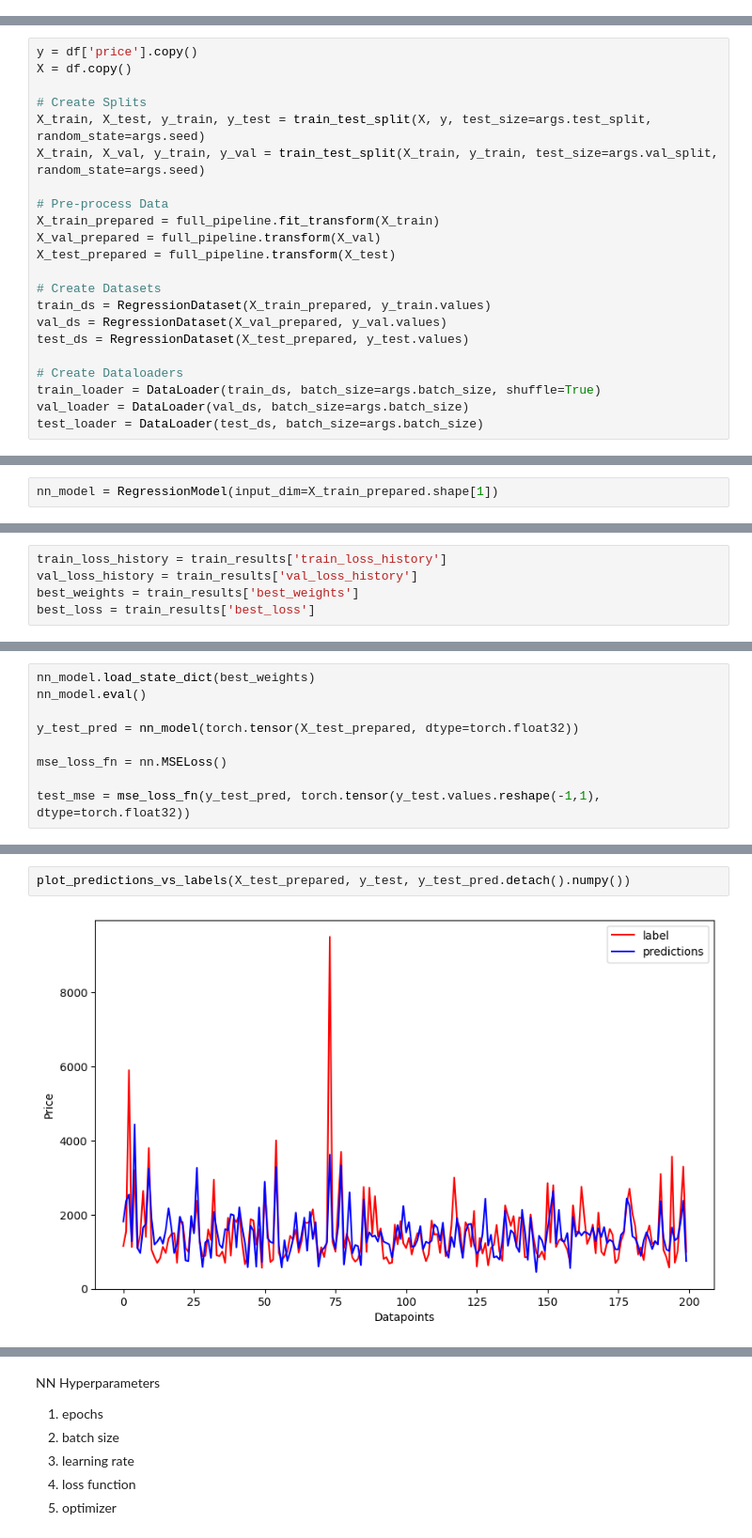
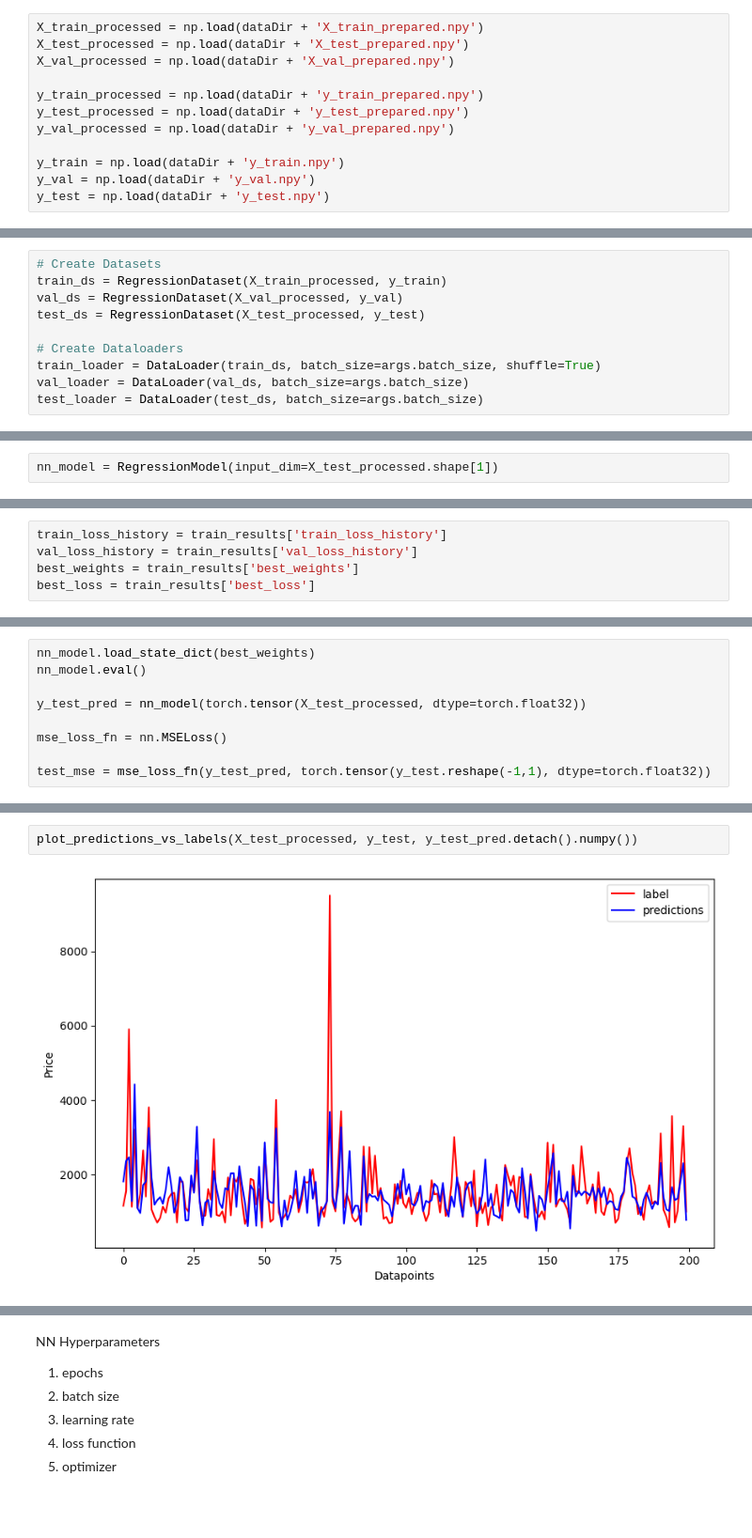
Before and after one commit to jimmyjz1127/MLPApartmentPricePrediction, a Jupyter notebook: NeuralNetwork.ipynb, the cells around one changed output, grey strips where cells are left out. Shown: that part at 94% size. Drawn from its saved outputs; the diff is of its cells as text; blank space fills up the shorter version.

Commit message:
Remove data pre-processing from neural network notebook

```diff
--- a/NeuralNetwork.ipynb
+++ b/NeuralNetwork.ipynb
@@ -341 +64,13 @@ y_test_processed = labelScaler.transform(y_test.values.reshape(-1, 1))
+# %%
+X_train_processed = np.load(dataDir + 'X_train_prepared.npy')
+X_test_processed = np.load(dataDir + 'X_test_prepared.npy')
+X_val_processed = np.load(dataDir + 'X_val_prepared.npy')
+
+y_train_processed = np.load(dataDir + 'y_train_prepared.npy')
+y_test_processed = np.load(dataDir + 'y_test_prepared.npy')
+y_val_processed = np.load(dataDir + 'y_val_prepared.npy')
+
+y_train = np.load(dataDir + 'y_train.npy')
+y_val = np.load(dataDir + 'y_val.npy')
+y_test = np.load(dataDir + 'y_test.npy')
 # %% [markdown]
@@ -493,20 +228,8 @@ def plot_predictions_vs_labels(X_test, y_test, y_pred):
 # %%
-y = df['price'].copy()
-X = df.copy()
-
-# Create Splits
-X_train, X_test, y_train, y_test = train_test_split(X, y, test_size=args.test_split, random_state=args.seed)
-X_train, X_val, y_train, y_val = train_test_split(X_train, y_train, test_size=args.val_split, random_state=args.seed)
-
-# Pre-process Data
-X_train_prepared = full_pipeline.fit_transform(X_train)
-X_val_prepared = full_pipeline.transform(X_val)
-X_test_prepared = full_pipeline.transform(X_test)
-
 # Create Datasets
-train_ds = RegressionDataset(X_train_prepared, y_train.values)
-val_ds = RegressionDataset(X_val_prepared, y_val.values)
-test_ds = RegressionDataset(X_test_prepared, y_test.values)
+train_ds = RegressionDataset(X_train_processed, y_train)
+val_ds = RegressionDataset(X_val_processed, y_val)
+test_ds = RegressionDataset(X_test_processed, y_test)
 
 # Create Dataloaders
 train_loader = DataLoader(train_ds, batch_size=args.batch_size, shuffle=True)
@@ -517,3 +240,3 @@ test_loader = DataLoader(test_ds, batch_size=args.batch_size)
 # %%
-nn_model = RegressionModel(input_dim=X_train_prepared.shape[1])
+nn_model = RegressionModel(input_dim=X_test_processed.shape[1])
 # %% [markdown]
@@ -538,11 +261,11 @@ Best MSE Loss :  2626.484699174926
 nn_model.load_state_dict(best_weights)
 nn_model.eval()
 
-y_test_pred = nn_model(torch.tensor(X_test_prepared, dtype=torch.float32))
+y_test_pred = nn_model(torch.tensor(X_test_processed, dtype=torch.float32))
 
 mse_loss_fn = nn.MSELoss()
 
-test_mse = mse_loss_fn(y_test_pred, torch.tensor(y_test.values.reshape(-1,1), dtype=torch.float32))
+test_mse = mse_loss_fn(y_test_pred, torch.tensor(y_test.reshape(-1,1), dtype=torch.float32))
 # %%
 print("Best NN MSE Loss (TEST) : ", np.sqrt(test_mse.detach().numpy()))
 # %% [output]
@@ -554,5 +277,5 @@ LogReg MSE Loss (TEST) :  713.4137266800616
 # %%
-plot_predictions_vs_labels(X_test_prepared, y_test, y_test_pred.detach().numpy())
+plot_predictions_vs_labels(X_test_processed, y_test, y_test_pred.detach().numpy())
 # %% [output]
-[figure, old version]
+[figure, new version]
 # %% [markdown]
```
Also changed, not shown: parts of 30 cells of this notebook.
